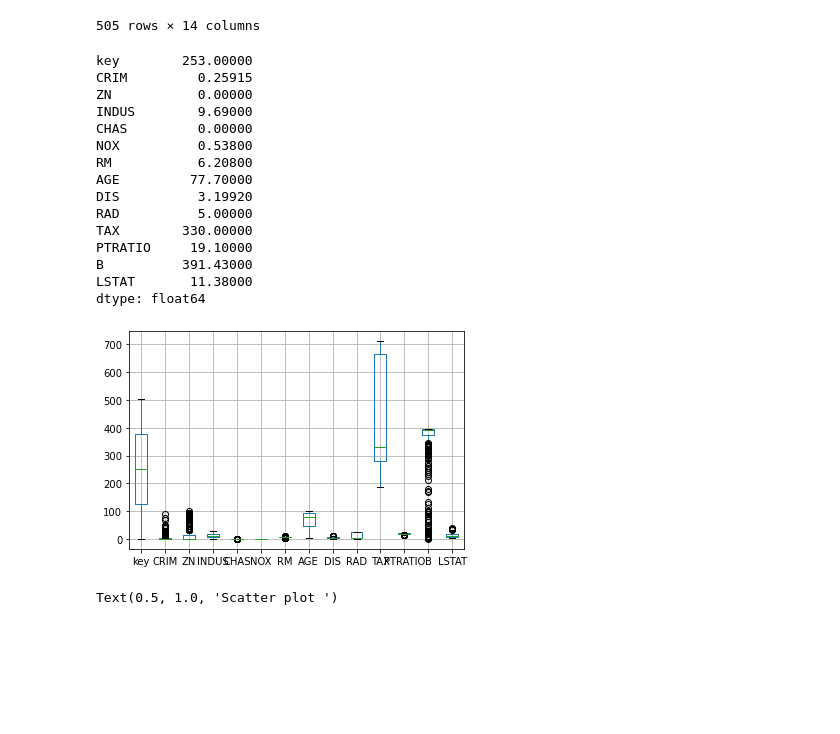
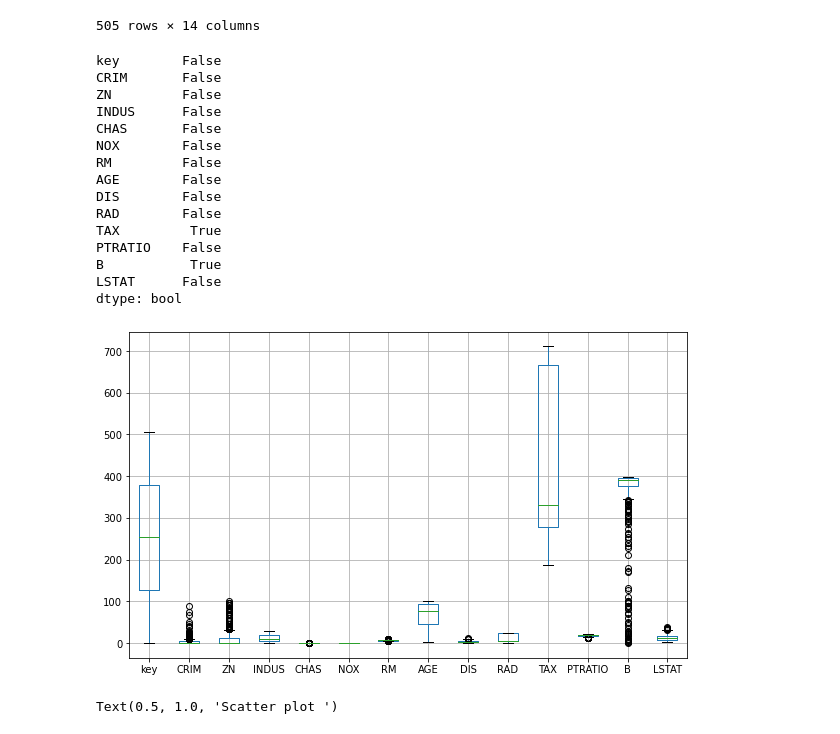
Before and after one commit to kuowinni/ML100days, a Jupyter notebook: Homework/HW_Day019_2.ipynb, the cells around one changed output. Saved outputs shown, nothing was run; the diff lists cells and outputs as text; code cells hidden in the pictures; blank space fills up the shorter version.

```diff
--- a/Homework/HW_Day019_2.ipynb
+++ b/Homework/HW_Day019_2.ipynb
@@ -14,7 +14,7 @@
 import pandas as pd
 import numpy as np
 import matplotlib.pyplot as plt
-boston=pd.read_csv("boston.csv")
+boston=pd.read_csv(r"C:\Users\Winnikuo\Documents\GitHub\ML100days\boston.csv")
 boston
 # %% [output]
 |  | key | CRIM | ZN | INDUS | CHAS | NOX | RM | AGE | DIS | RAD | TAX | ... |
@@ -32,25 +32,26 @@ boston
 505 rows × 14 columns
 # %%
 #1.畫出箱型圖，並判斷哪個欄位的中位數在300~400之間?
-boston.boxplot()
-boston.median()
+boston.boxplot(figsize = (10,6))
+bt2= boston.median().between(300,400)
+bt2
 # %% [output]
-key        253.00000
-CRIM         0.25915
-ZN           0.00000
-INDUS        9.69000
-CHAS         0.00000
-NOX          0.53800
-RM           6.20800
-AGE         77.70000
-DIS          3.19920
-RAD          5.00000
-TAX        330.00000
-PTRATIO     19.10000
-B          391.43000
-LSTAT       11.38000
-dtype: float64
+key        False
+CRIM       False
+ZN         False
+INDUS      False
+CHAS       False
+NOX        False
+RM         False
+AGE        False
+DIS        False
+RAD        False
+TAX         True
+PTRATIO    False
+B           True
+LSTAT      False
+dtype: bool
-[figure, old version]
+[figure, new version]
 # %%
 #2. 畫出散佈圖 x='NOX', y='DIS' ，並說明這兩欄位有什麼關係?
 X=boston['NOX']
```
